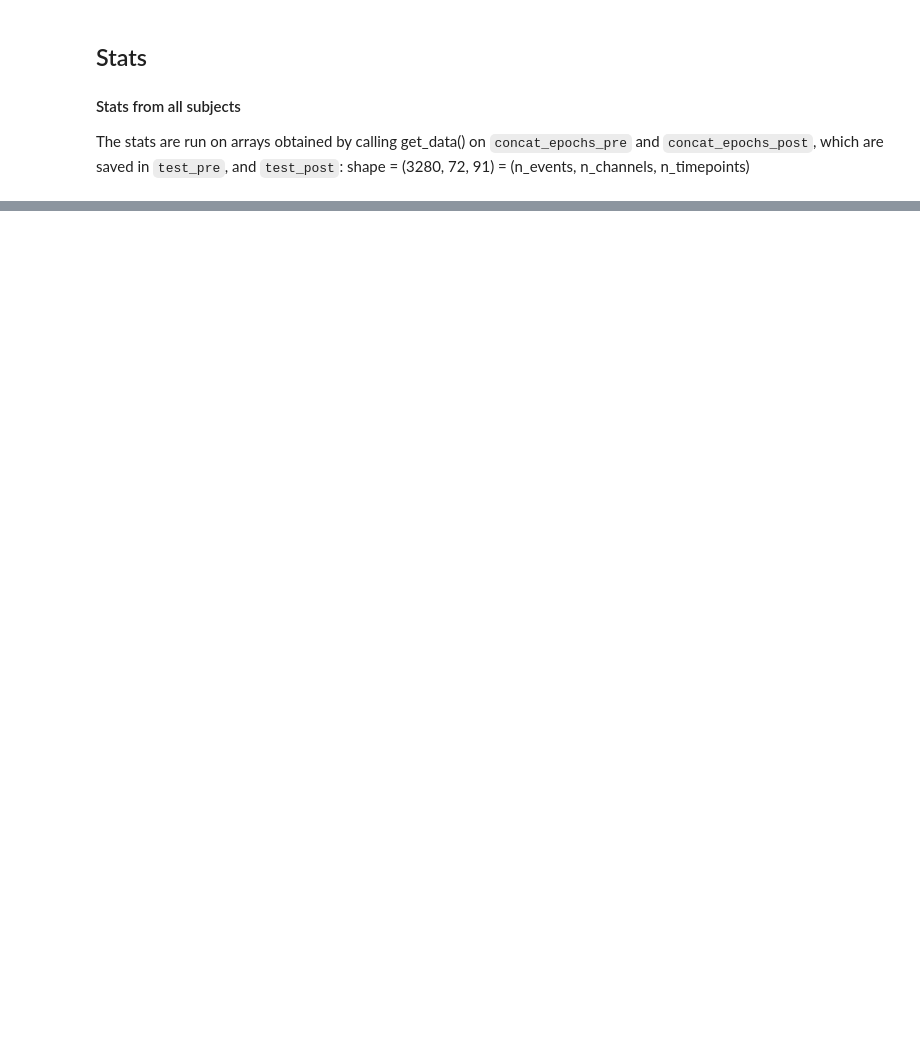
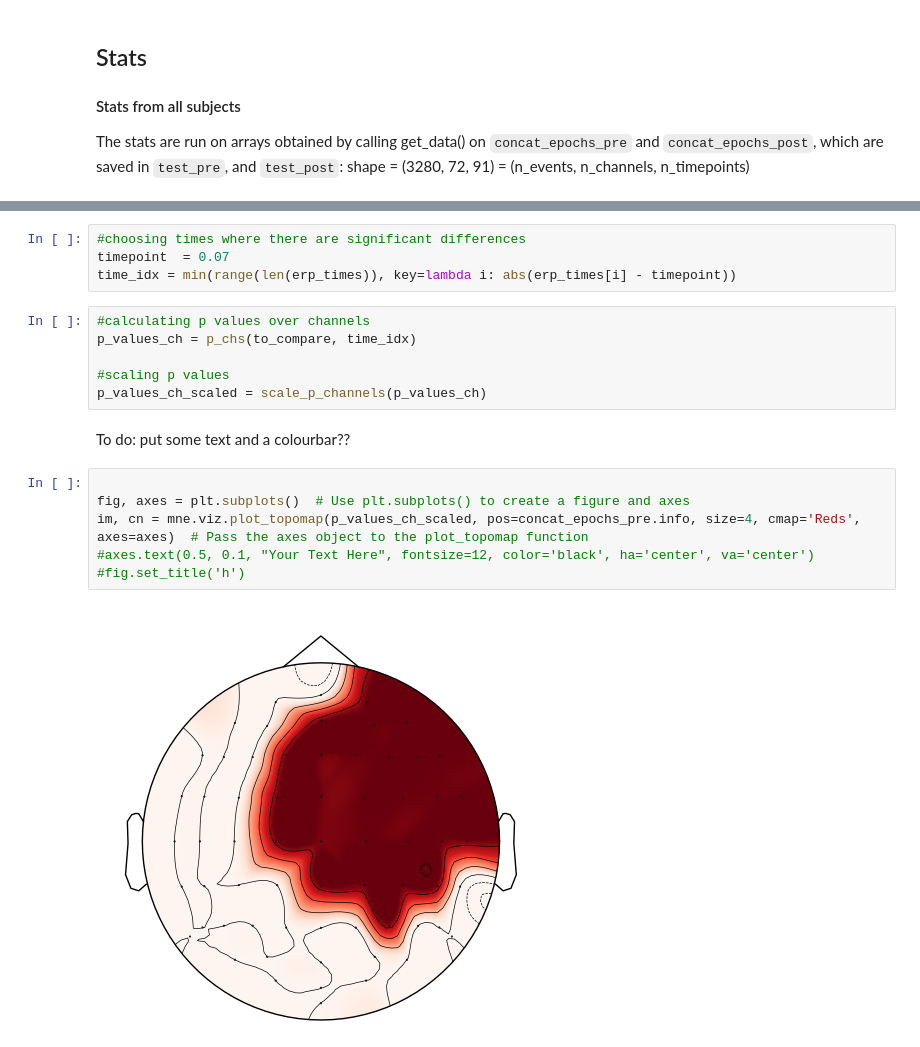
Before and after one commit to haiqin-zhang/AM-EEG, a Jupyter notebook: pipelines_LM/ave_ERPs.ipynb, the cells around one changed output, grey strips where cells are left out. Cells and saved outputs as stored; diff of their text form; blank space fills up the shorter version.

```diff
--- a/pipelines_LM/ave_ERPs.ipynb
+++ b/pipelines_LM/ave_ERPs.ipynb
@@ -292,0 +269,20 @@ mne.viz.plot_compare_evokeds(ga, title = f'{task} only grand average ERP (all ch
+# %%
+#choosing times where there are significant differences
+timepoint  = 0.07
+time_idx = min(range(len(erp_times)), key=lambda i: abs(erp_times[i] - timepoint))
+# %%
+#calculating p values over channels
+p_values_ch = p_chs(to_compare, time_idx)
+
+#scaling p values
+p_values_ch_scaled = scale_p_channels(p_values_ch)
+# %% [markdown]
+To do: put some text and a colourbar??
+# %%
+
+fig, axes = plt.subplots()  # Use plt.subplots() to create a figure and axes
+im, cn = mne.viz.plot_topomap(p_values_ch_scaled, pos=concat_epochs_pre.info, size=4, cmap='Reds', axes=axes)  # Pass the axes object to the plot_topomap function
+#axes.text(0.5, 0.1, "Your Text Here", fontsize=12, color='black', ha='center', va='center')
+#fig.set_title('h')
+# %% [output]
+[figure, added]
```
Also changed, not shown: parts of 13 cells of this notebook, 2 other files.
